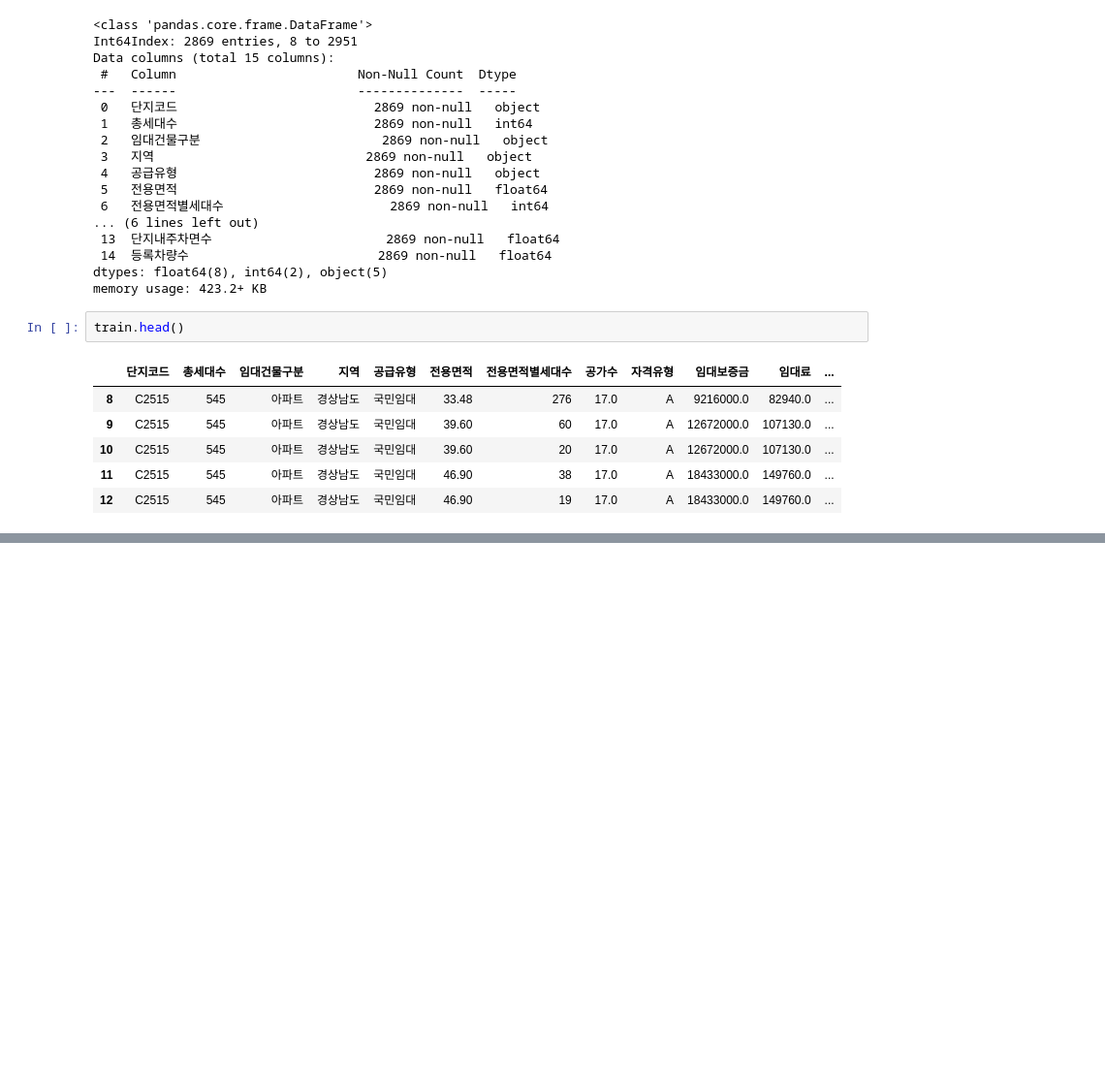
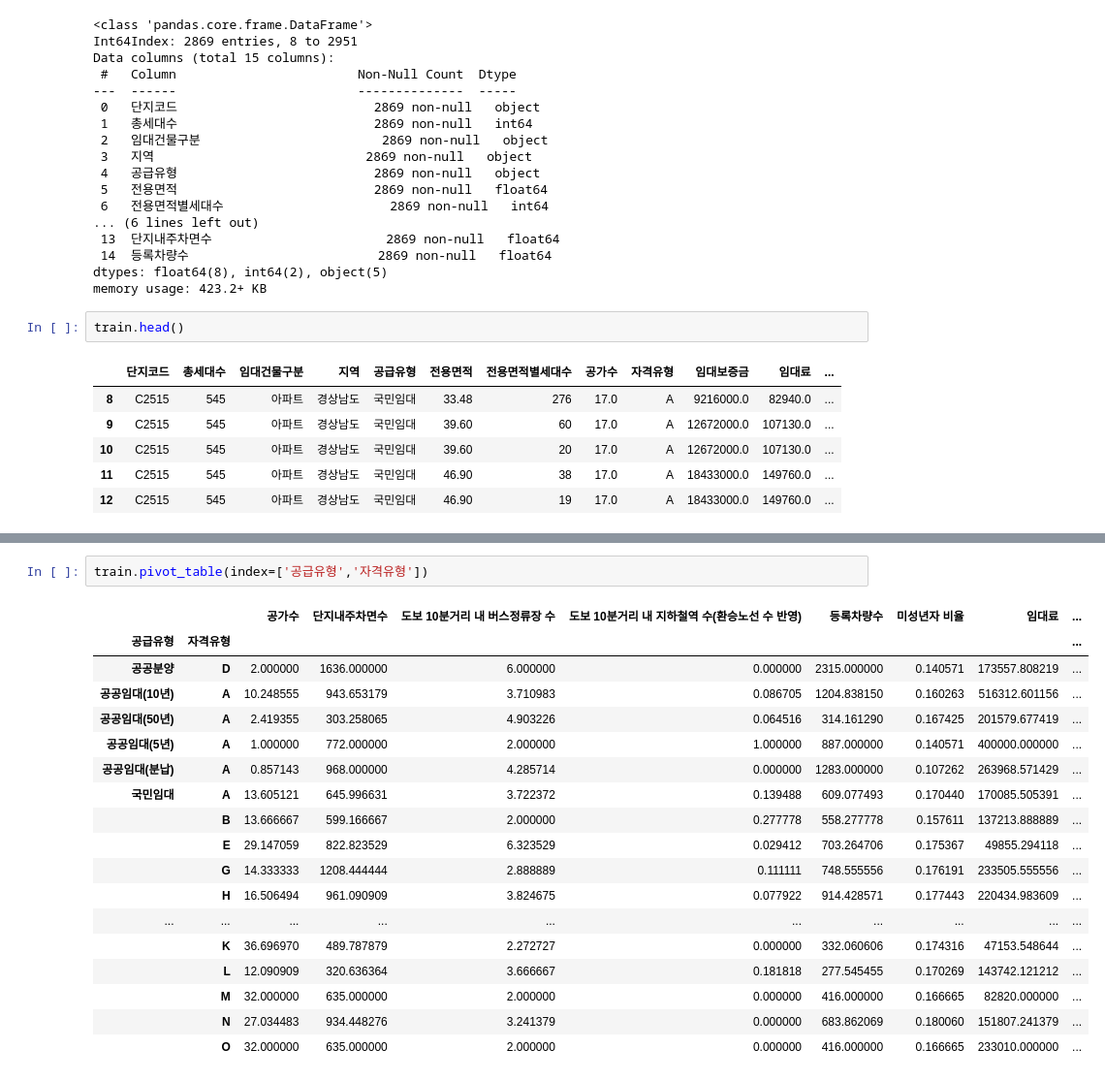
Before and after one commit to 1KimJiHyeon/parking_demand_forecast, a Jupyter notebook: 주차수요예측_심연주.ipynb, the cells around one changed output, grey strips where cells are left out. Shown: that part at 97% size. Drawn from its saved outputs; the diff is of its cells as text; blank space fills up the shorter version.

```diff
--- a/주차수요예측_심연주.ipynb
+++ b/주차수요예측_심연주.ipynb
@@ -365,0 +695,21 @@ test.head()
+# %%
+train.pivot_table(index=['공급유형','자격유형'])
+# %% [output]
+|  |  | 공가수 | 단지내주차면수 | 도보 10분거리 내 버스정류장 수 | 도보 10분거리 내 지하철역 수(환승노선 수 반영) | 등록차량수 | 미성년자 비율 | 임대료 | ... |
+| 공급유형 | 자격유형 |  |  |  |  |  |  |  | ... |
+| 공공분양 | D | 2.000000 | 1636.000000 | 6.000000 | 0.000000 | 2315.000000 | 0.140571 | 173557.808219 | ... |
+| 공공임대(10년) | A | 10.248555 | 943.653179 | 3.710983 | 0.086705 | 1204.838150 | 0.160263 | 516312.601156 | ... |
+| 공공임대(50년) | A | 2.419355 | 303.258065 | 4.903226 | 0.064516 | 314.161290 | 0.167425 | 201579.677419 | ... |
+| 공공임대(5년) | A | 1.000000 | 772.000000 | 2.000000 | 1.000000 | 887.000000 | 0.140571 | 400000.000000 | ... |
+| 공공임대(분납) | A | 0.857143 | 968.000000 | 4.285714 | 0.000000 | 1283.000000 | 0.107262 | 263968.571429 | ... |
+| 국민임대 | A | 13.605121 | 645.996631 | 3.722372 | 0.139488 | 609.077493 | 0.170440 | 170085.505391 | ... |
+|  | B | 13.666667 | 599.166667 | 2.000000 | 0.277778 | 558.277778 | 0.157611 | 137213.888889 | ... |
+|  | E | 29.147059 | 822.823529 | 6.323529 | 0.029412 | 703.264706 | 0.175367 | 49855.294118 | ... |
+|  | G | 14.333333 | 1208.444444 | 2.888889 | 0.111111 | 748.555556 | 0.176191 | 233505.555556 | ... |
+|  | H | 16.506494 | 961.090909 | 3.824675 | 0.077922 | 914.428571 | 0.177443 | 220434.983609 | ... |
+| ... | ... | ... | ... | ... | ... | ... | ... | ... | ... |
+|  | K | 36.696970 | 489.787879 | 2.272727 | 0.000000 | 332.060606 | 0.174316 | 47153.548644 | ... |
+|  | L | 12.090909 | 320.636364 | 3.666667 | 0.181818 | 277.545455 | 0.170269 | 143742.121212 | ... |
+|  | M | 32.000000 | 635.000000 | 2.000000 | 0.000000 | 416.000000 | 0.166665 | 82820.000000 | ... |
+|  | N | 27.034483 | 934.448276 | 3.241379 | 0.000000 | 683.862069 | 0.180060 | 151807.241379 | ... |
+|  | O | 32.000000 | 635.000000 | 2.000000 | 0.000000 | 416.000000 | 0.166665 | 233010.000000 | ... |
```
Also changed, not shown: parts of 117 cells of this notebook.
